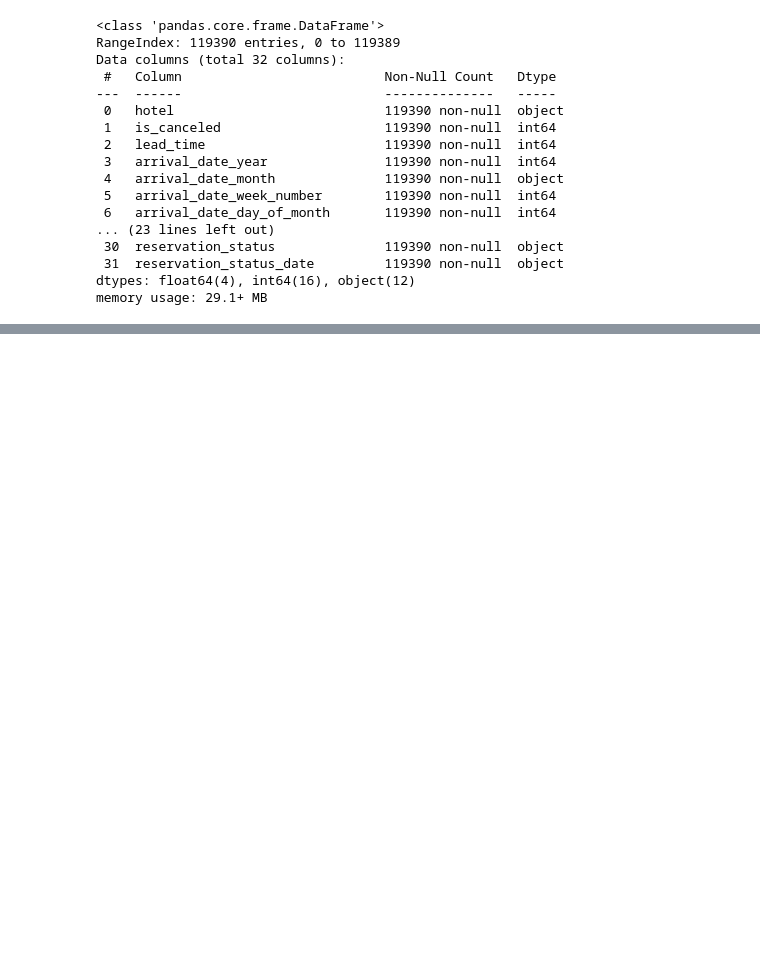
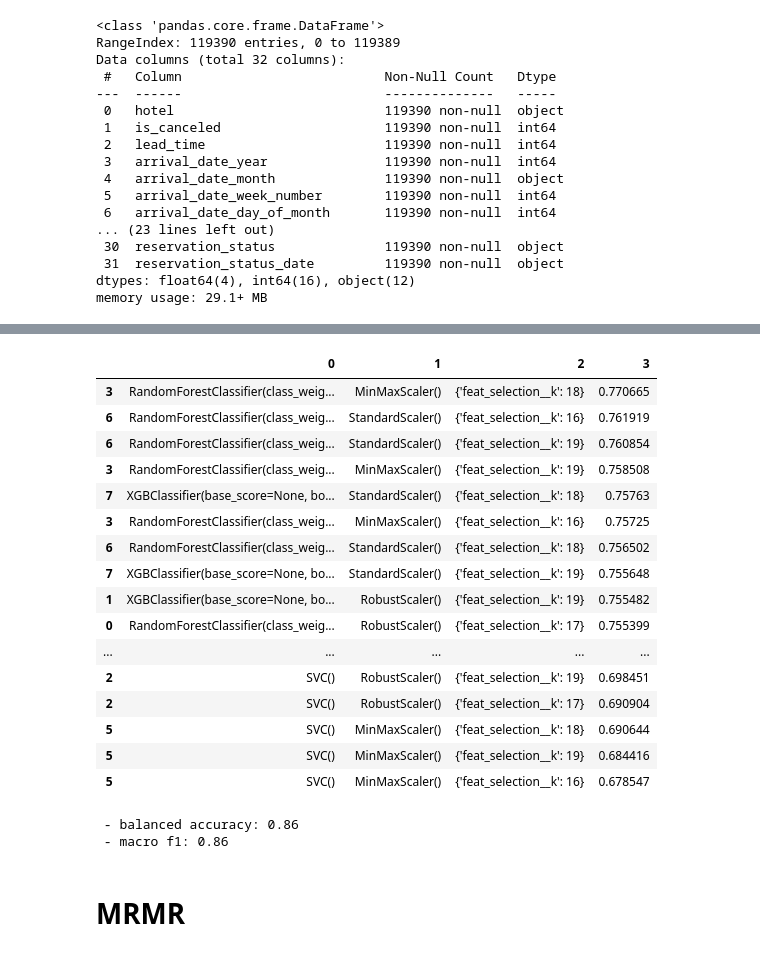
Before and after one commit to giannpan/Booking_cancelation, a Jupyter notebook: Untitled6.ipynb, the cells around one changed output, grey strips where cells are left out. Drawn from its saved outputs; the diff is of its cells as text; code cells hidden in the pictures; blank space fills up the shorter version.

```diff
--- a/Untitled6.ipynb
+++ b/Untitled6.ipynb
@@ -65,0 +249,35 @@ replace Nulls with 0: company,agent
+# %%
+res.sort_values(3,ascending = False)
+# %% [output]
+|  | 0 | 1 | 2 | 3 |
+| 3 | RandomForestClassifier(class_weig... | MinMaxScaler() | {'feat_selection__k': 18} | 0.770665 |
+| 6 | RandomForestClassifier(class_weig... | StandardScaler() | {'feat_selection__k': 16} | 0.761919 |
+| 6 | RandomForestClassifier(class_weig... | StandardScaler() | {'feat_selection__k': 19} | 0.760854 |
+| 3 | RandomForestClassifier(class_weig... | MinMaxScaler() | {'feat_selection__k': 19} | 0.758508 |
+| 7 | XGBClassifier(base_score=None, bo... | StandardScaler() | {'feat_selection__k': 18} | 0.75763 |
+| 3 | RandomForestClassifier(class_weig... | MinMaxScaler() | {'feat_selection__k': 16} | 0.75725 |
+| 6 | RandomForestClassifier(class_weig... | StandardScaler() | {'feat_selection__k': 18} | 0.756502 |
+| 7 | XGBClassifier(base_score=None, bo... | StandardScaler() | {'feat_selection__k': 19} | 0.755648 |
+| 1 | XGBClassifier(base_score=None, bo... | RobustScaler() | {'feat_selection__k': 19} | 0.755482 |
+| 0 | RandomForestClassifier(class_weig... | RobustScaler() | {'feat_selection__k': 17} | 0.755399 |
+| ... | ... | ... | ... | ... |
+| 2 | SVC() | RobustScaler() | {'feat_selection__k': 19} | 0.698451 |
+| 2 | SVC() | RobustScaler() | {'feat_selection__k': 17} | 0.690904 |
+| 5 | SVC() | MinMaxScaler() | {'feat_selection__k': 18} | 0.690644 |
+| 5 | SVC() | MinMaxScaler() | {'feat_selection__k': 19} | 0.684416 |
+| 5 | SVC() | MinMaxScaler() | {'feat_selection__k': 16} | 0.678547 |
+# %%
+pipe = Pipeline([
+  ('feat_select', SelectFromModel(RandomForestClassifier(), max_features=20)),
+  ('classifier', RandomForestClassifier(random_state=42))
+])
+
+pipe.fit(X_train, y_train)
+predictions = pipe.predict(X_test)
+print(' - balanced accuracy:', round(balanced_accuracy_score(y_test, predictions),2))
+print(' - macro f1:', round(f1_score(y_test, predictions, average='macro'),2))
+# %% [output]
+ - balanced accuracy: 0.86
+ - macro f1: 0.86
+# %% [markdown]
+# MRMR
```
Also changed, not shown: parts of 43 cells of this notebook.
